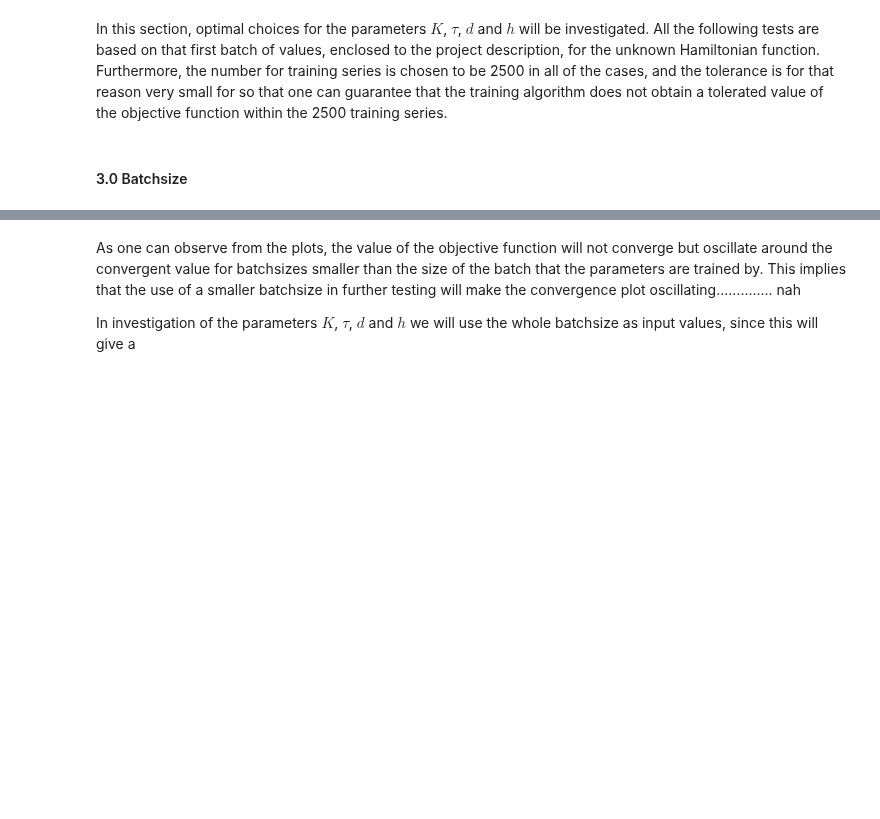
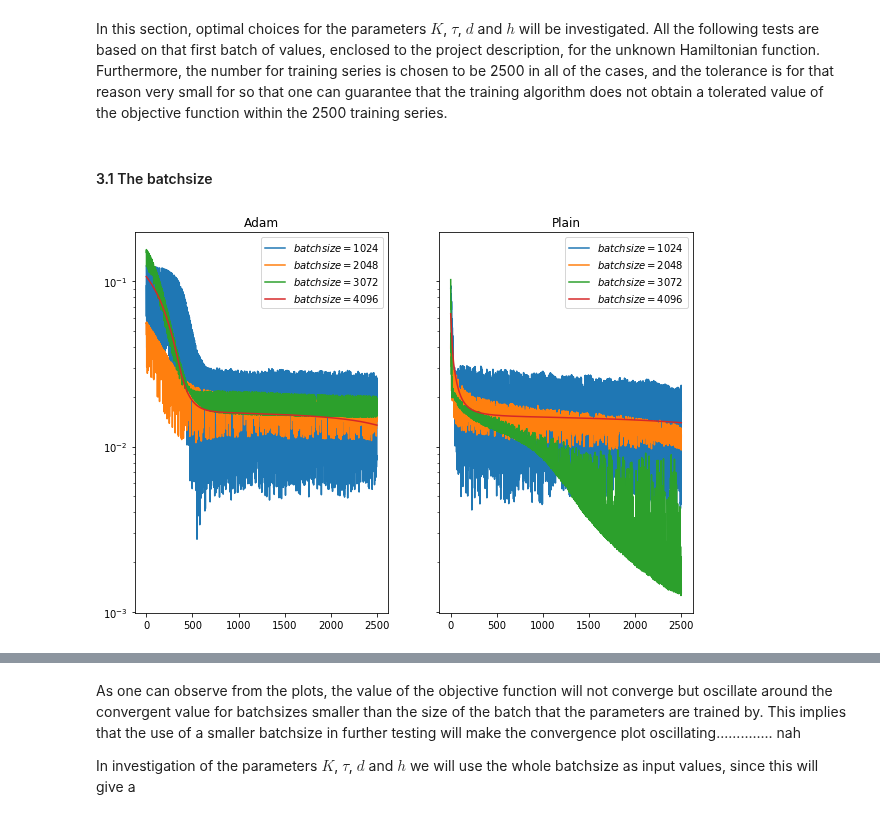
Before and after one commit to vivekapriyas/Function_Neural_Network, a Jupyter notebook: Project2.ipynb, the cells around one changed output, grey strips where cells are left out. Saved outputs shown, nothing was run; the diff lists cells and outputs as text; code cells hidden in the pictures; blank space fills up the shorter version.

Commit message:
endringer særlig parametervalg

```diff
--- a/Project2.ipynb
+++ b/Project2.ipynb
@@ -190,7 +203,7 @@ def trainingAlgorithm(K, d, h, tau, Y0, c0, eta, sigma, eta_div, sigma_div, N, t
 
     #reshapes input to match dimension of layers
     if d0 > d:
-        return "d must be larger than d0"
+        print("d must be larger than d0")
 
     if d0 < d:
         zero = np.zeros((d-d0,I0))
@@ -226,7 +239,7 @@ def trainingAlgorithm(K, d, h, tau, Y0, c0, eta, sigma, eta_div, sigma_div, N, t
             Y0_chunk = Y0[:,s:(s+chunksize)]
             c_chunk=c0[s:(s+chunksize),:]
         else:
-            return "chunksize must be smaller than I"
+            print("chunksize must be smaller than I")
 
 
         #transformations between layers
@@ -290,21 +303,21 @@ tol = 1E-10
 
 batch0 = generate_data(0)
 
-p0_tilde, ap0,bp0 = scale(batch0['P'])
+p0_tilde = batch0['P']
 T0_tilde, aT0, bT0 = scale(batch0['T'])
 T0_tilde.resize(1,T0_tilde.shape[0])
 I_0 = p0_tilde.shape[1]
 # %% [markdown]
 In this section, optimal choices for the parameters $K$, $\tau$, $d$ and $h$ will be investigated. All the following tests are based on that first batch of values, enclosed to the project description, for the unknown Hamiltonian function. Furthermore, the number for training series is chosen to be 2500 in all of the cases, and the tolerance is for that reason very small for so that one can guarantee that the training algorithm does not obtain a tolerated value of the objective function within the 2500 training series.
-# %% [markdown]
-#### 3.0 Batchsize
+# %% [markdown]
+#### 3.1 The batchsize
 # %%
 #define variables for this test
 batchsize_list = np.arange(I_0/4, I_0+1,I_0/4).astype(int)
 d_0 = p0_tilde.shape[0]
 h = 0.1
 tau = 0.0001
-k = 50
+K = 50
 
 #define lists of filenames where the trained parameters will be stored
 filenames_batchsize_A = []
@@ -326,26 +339,28 @@ for i in range(len(batchsize_list)):
 # %%
 fig, axs = plt.subplots(1, 2, sharey = True)
 fig.set_figheight(7)
 fig.set_figwidth(10)
 
 #plot adam
 ax = axs[0]
 for i in range(len(batchsize_list)):
     batchsize = batchsize_list[i]
-    W_A0, b_A0, omega_A0, mu_A0, ypsilon_A0, J_A0, itr_A0 = readParams(K, d_0, batchsize, N, filename = filenames_batchsize_A[i])
+    W_A0, b_A0, omega_A0, mu_A0, ypsilon_A0, J_Abatch, itr_A0 = readParams(K, d_0, batchsize, N, filename = filenames_batchsize_A[i])
     ax.plot(np.linspace(0,N,N), J_Abatch/batchsize, label = r"$batchsize ={}$".format(batchsize))
 ax.set_title("Adam")
 ax.set_yscale("log")
 ax.legend()
 
 #plot plain
 ax = axs[1]
 for i in range(len(batchsize_list)):
     batchsize = batchsize_list[i]
-    W_P0, b_P0, omega_P0, mu_P0, ypsilon_P0, J_P0, itr_P0 = readParams(K, d_0, batchsize, N, filename = filenames_batchsize_P[i])
+    W_P0, b_P0, omega_P0, mu_P0, ypsilon_P0, J_Pbatch, itr_P0 = readParams(K, d_0, batchsize, N, filename = filenames_batchsize_P[i])
     ax.plot(np.linspace(0,N,N), J_Pbatch/batchsize, label = r"$batchsize ={}$".format(batchsize))
 ax.set_title(r"Plain")
 ax.set_yscale("log")
 ax.legend()
 
 plt.show()
+# %% [output]
+[figure, added]
```
Also changed, not shown: parts of 60 cells of this notebook, 22 other files.
